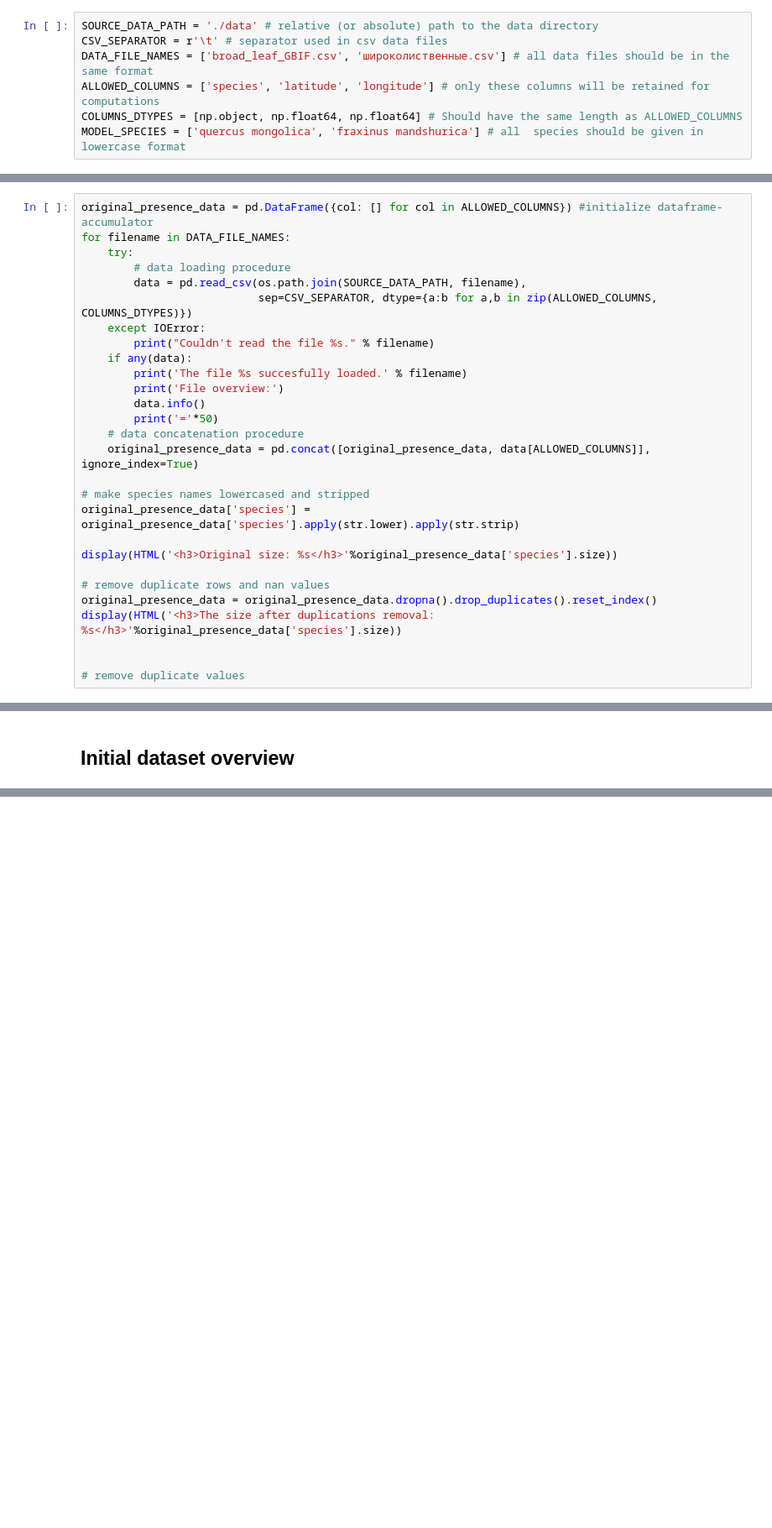
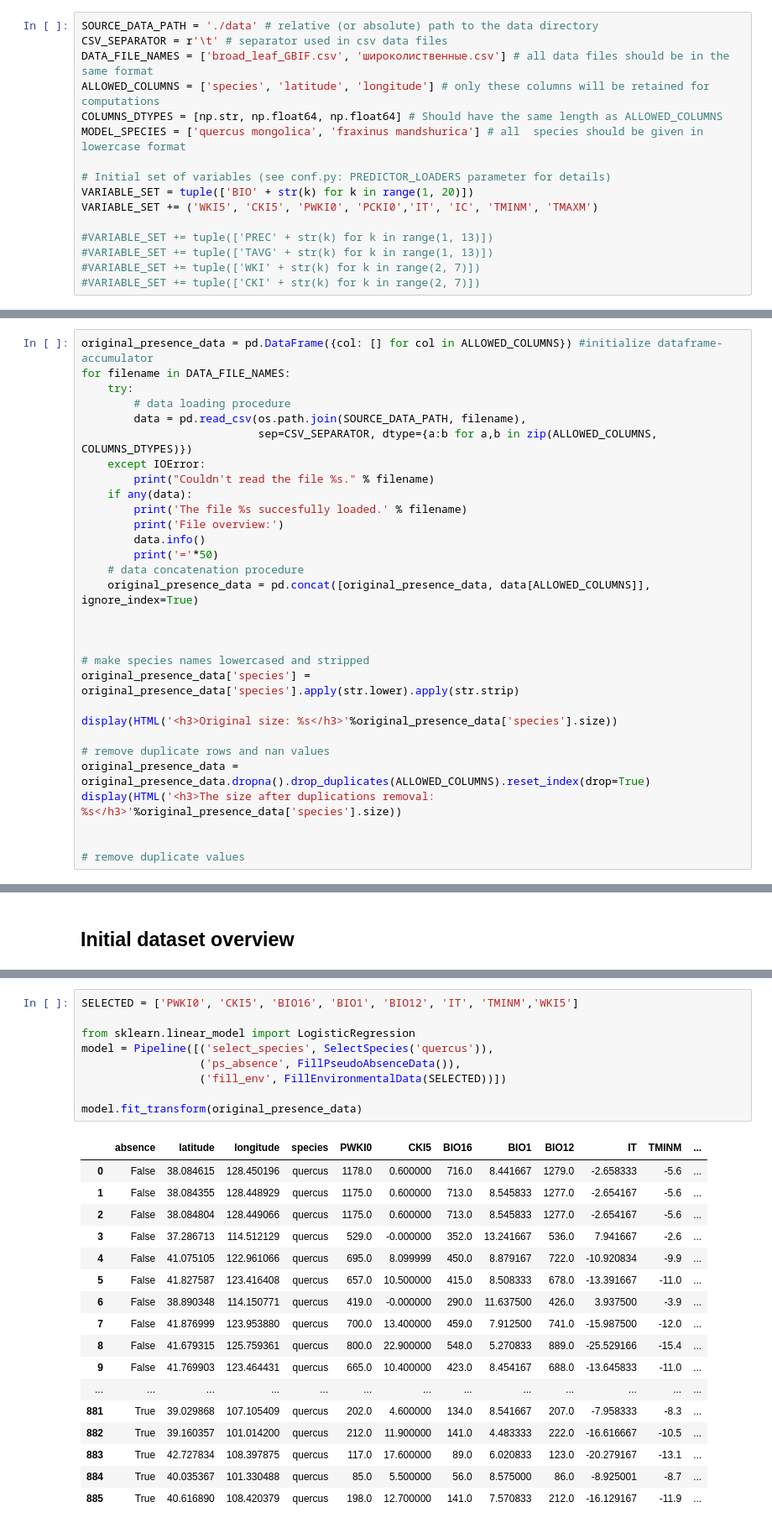
Before and after one commit to scidam/sdm, a Jupyter notebook: main.ipynb, the cells around one changed output, grey strips where cells are left out. Shown: that part at 84% size. Drawn from its saved outputs; the diff is of its cells as text; blank space fills up the shorter version.

Commit message:
Preliminary model completed

```diff
--- a/main.ipynb
+++ b/main.ipynb
@@ -17,8 +21,17 @@ SOURCE_DATA_PATH = './data' # relative (or absolute) path to the data directory
 CSV_SEPARATOR = r'\t' # separator used in csv data files
 DATA_FILE_NAMES = ['broad_leaf_GBIF.csv', 'широколиственные.csv'] # all data files should be in the same format
 ALLOWED_COLUMNS = ['species', 'latitude', 'longitude'] # only these columns will be retained for computations
-COLUMNS_DTYPES = [np.object, np.float64, np.float64] # Should have the same length as ALLOWED_COLUMNS
+COLUMNS_DTYPES = [np.str, np.float64, np.float64] # Should have the same length as ALLOWED_COLUMNS
 MODEL_SPECIES = ['quercus mongolica', 'fraxinus mandshurica'] # all  species should be given in lowercase format
+
+# Initial set of variables (see conf.py: PREDICTOR_LOADERS parameter for details)
+VARIABLE_SET = tuple(['BIO' + str(k) for k in range(1, 20)])
+VARIABLE_SET += ('WKI5', 'CKI5', 'PWKI0', 'PCKI0','IT', 'IC', 'TMINM', 'TMAXM')
+
+#VARIABLE_SET += tuple(['PREC' + str(k) for k in range(1, 13)])
+#VARIABLE_SET += tuple(['TAVG' + str(k) for k in range(1, 13)])
+#VARIABLE_SET += tuple(['WKI' + str(k) for k in range(2, 7)])
+#VARIABLE_SET += tuple(['CKI' + str(k) for k in range(2, 7)])
 # %% [markdown]
 # Source data loading and preprocessing
 # %%
@@ -38,13 +51,15 @@ for filename in DATA_FILE_NAMES:
     # data concatenation procedure
     original_presence_data = pd.concat([original_presence_data, data[ALLOWED_COLUMNS]], ignore_index=True)
 
+
+
 # make species names lowercased and stripped
 original_presence_data['species'] = original_presence_data['species'].apply(str.lower).apply(str.strip)
 
 display(HTML('<h3>Original size: %s</h3>'%original_presence_data['species'].size))
 
 # remove duplicate rows and nan values
-original_presence_data = original_presence_data.dropna().drop_duplicates().reset_index()
+original_presence_data = original_presence_data.dropna().drop_duplicates(ALLOWED_COLUMNS).reset_index(drop=True)
 display(HTML('<h3>The size after duplications removal: %s</h3>'%original_presence_data['species'].size))
 
 
@@ -105,0 +184,27 @@ Name: species, dtype: int64
+# %%
+SELECTED = ['PWKI0', 'CKI5', 'BIO16', 'BIO1', 'BIO12', 'IT', 'TMINM','WKI5']
+
+from sklearn.linear_model import LogisticRegression
+model = Pipeline([('select_species', SelectSpecies('quercus')),
+                  ('ps_absence', FillPseudoAbsenceData()),
+                  ('fill_env', FillEnvironmentalData(SELECTED))])
+
+model.fit_transform(original_presence_data)
+# %% [output]
+|  | absence | latitude | longitude | species | PWKI0 | CKI5 | BIO16 | BIO1 | BIO12 | IT | TMINM | ... |
+| 0 | False | 38.084615 | 128.450196 | quercus | 1178.0 | 0.600000 | 716.0 | 8.441667 | 1279.0 | -2.658333 | -5.6 | ... |
+| 1 | False | 38.084355 | 128.448929 | quercus | 1175.0 | 0.600000 | 713.0 | 8.545833 | 1277.0 | -2.654167 | -5.6 | ... |
+| 2 | False | 38.084804 | 128.449066 | quercus | 1175.0 | 0.600000 | 713.0 | 8.545833 | 1277.0 | -2.654167 | -5.6 | ... |
+| 3 | False | 37.286713 | 114.512129 | quercus | 529.0 | -0.000000 | 352.0 | 13.241667 | 536.0 | 7.941667 | -2.6 | ... |
+| 4 | False | 41.075105 | 122.961066 | quercus | 695.0 | 8.099999 | 450.0 | 8.879167 | 722.0 | -10.920834 | -9.9 | ... |
+| 5 | False | 41.827587 | 123.416408 | quercus | 657.0 | 10.500000 | 415.0 | 8.508333 | 678.0 | -13.391667 | -11.0 | ... |
+| 6 | False | 38.890348 | 114.150771 | quercus | 419.0 | -0.000000 | 290.0 | 11.637500 | 426.0 | 3.937500 | -3.9 | ... |
+| 7 | False | 41.876999 | 123.953880 | quercus | 700.0 | 13.400000 | 459.0 | 7.912500 | 741.0 | -15.987500 | -12.0 | ... |
+| 8 | False | 41.679315 | 125.759361 | quercus | 800.0 | 22.900000 | 548.0 | 5.270833 | 889.0 | -25.529166 | -15.4 | ... |
+| 9 | False | 41.769903 | 123.464431 | quercus | 665.0 | 10.400000 | 423.0 | 8.454167 | 688.0 | -13.645833 | -11.0 | ... |
+| ... | ... | ... | ... | ... | ... | ... | ... | ... | ... | ... | ... | ... |
+| 881 | True | 39.029868 | 107.105409 | quercus | 202.0 | 4.600000 | 134.0 | 8.541667 | 207.0 | -7.958333 | -8.3 | ... |
+| 882 | True | 39.160357 | 101.014200 | quercus | 212.0 | 11.900000 | 141.0 | 4.483333 | 222.0 | -16.616667 | -10.5 | ... |
+| 883 | True | 42.727834 | 108.397875 | quercus | 117.0 | 17.600000 | 89.0 | 6.020833 | 123.0 | -20.279167 | -13.1 | ... |
+| 884 | True | 40.035367 | 101.330488 | quercus | 85.0 | 5.500000 | 56.0 | 8.575000 | 86.0 | -8.925001 | -8.7 | ... |
+| 885 | True | 40.616890 | 108.420379 | quercus | 198.0 | 12.700000 | 141.0 | 7.570833 | 212.0 | -16.129167 | -11.9 | ... |
```
Also changed, not shown: parts of 16 cells of this notebook, 13 other files.
